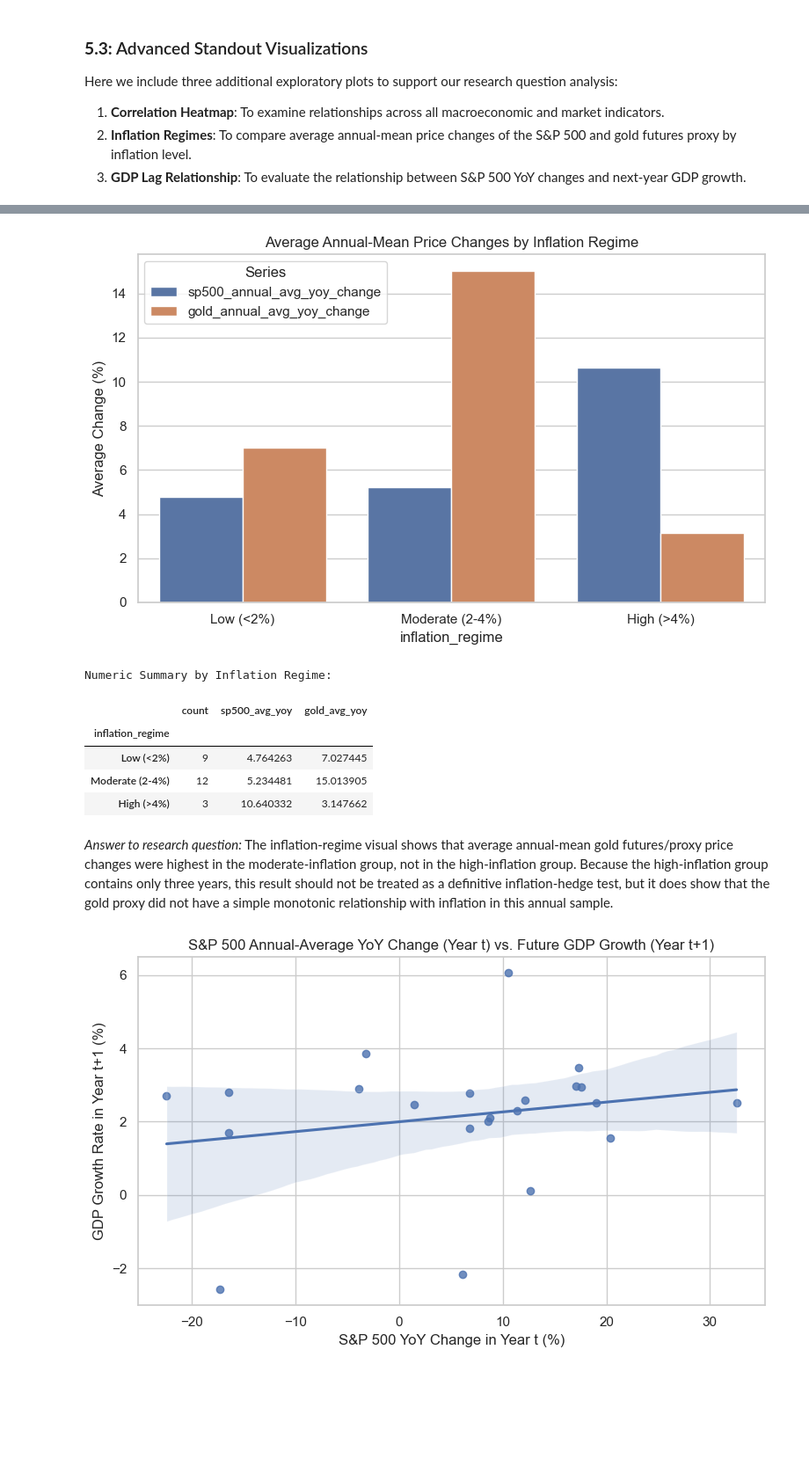
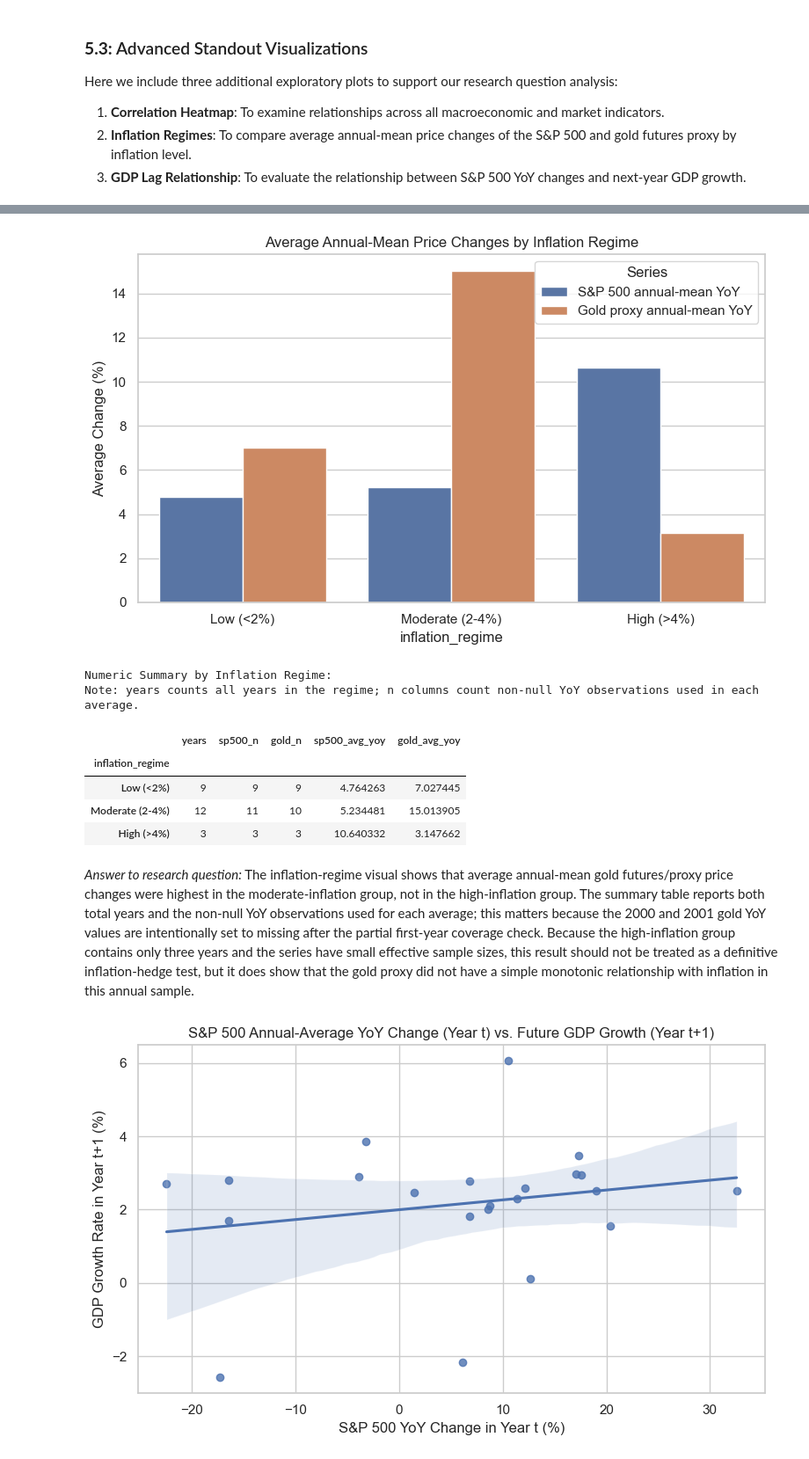
Before and after one commit to luisjfeliu/data-analysis-wrangling-macro-stocks, a Jupyter notebook: Data_Wrangling_Project_Starter.ipynb, the cells around one changed output, grey strips where cells are left out. Shown at 88% size. Drawn from its saved outputs; the diff is of its cells as text; code cells hidden in the pictures; blank space fills up the shorter version.

```diff
--- a/Data_Wrangling_Project_Starter.ipynb
+++ b/Data_Wrangling_Project_Starter.ipynb
@@ -886,46 +906,55 @@ Exploratory Correlation Matrix:
 # %%
 # Visual 4: Asset Price Changes by Inflation Regime
 df_regimes = df_merged.copy()
 df_regimes["inflation_regime"] = pd.cut(
     df_regimes["inflation_rate"],
     bins=[-np.inf, 2, 4, np.inf],
     labels=["Low (<2%)", "Moderate (2-4%)", "High (>4%)"],
 )
+regime_summary = df_regimes.groupby("inflation_regime", observed=True).agg(
+    years=('Year', 'count'),
+    sp500_n=('sp500_annual_avg_yoy_change', 'count'),
+    gold_n=('gold_annual_avg_yoy_change', 'count'),
+    sp500_avg_yoy=('sp500_annual_avg_yoy_change', 'mean'),
+    gold_avg_yoy=('gold_annual_avg_yoy_change', 'mean')
+)
 plot_data = (
-    df_regimes.groupby("inflation_regime", observed=True)[
-        ["sp500_annual_avg_yoy_change", "gold_annual_avg_yoy_change"]
-    ]
-    .mean()
-    .reset_index()
-    .melt(id_vars="inflation_regime", var_name="Series", value_name="Average YoY change")
+    regime_summary.reset_index()
+    .melt(
+        id_vars="inflation_regime",
+        value_vars=["sp500_avg_yoy", "gold_avg_yoy"],
+        var_name="Series",
+        value_name="Average YoY change",
+    )
+    .replace({
+        "sp500_avg_yoy": "S&P 500 annual-mean YoY",
+        "gold_avg_yoy": "Gold proxy annual-mean YoY",
+    })
 )
 plt.figure(figsize=(8, 5))
 sns.barplot(data=plot_data, x="inflation_regime", y="Average YoY change", hue="Series")
 plt.title("Average Annual-Mean Price Changes by Inflation Regime")
 plt.ylabel("Average Change (%)")
 plt.tight_layout()
 plt.savefig(IMAGE_DIR / "visual4_inflation_regimes.png", dpi=150)
 plt.show()
 
 # Print regime summary table for audit trail
-regime_summary = df_regimes.groupby("inflation_regime", observed=True).agg(
-    count=('Year', 'count'),
-    sp500_avg_yoy=('sp500_annual_avg_yoy_change', 'mean'),
-    gold_avg_yoy=('gold_annual_avg_yoy_change', 'mean')
-)
 print("Numeric Summary by Inflation Regime:")
+print("Note: years counts all years in the regime; n columns count non-null YoY observations used in each average.")
 display(regime_summary)
 # %% [output]
-[figure, old version]
+[figure, new version]
 Numeric Summary by Inflation Regime:
+Note: years counts all years in the regime; n columns count non-null YoY observations used in each average.
-|  | count | sp500_avg_yoy | gold_avg_yoy |
-| inflation_regime |  |  |  |
-| Low (<2%) | 9 | 4.764263 | 7.027445 |
-| Moderate (2-4%) | 12 | 5.234481 | 15.013905 |
-| High (>4%) | 3 | 10.640332 | 3.147662 |
+|  | years | sp500_n | gold_n | sp500_avg_yoy | gold_avg_yoy |
+| inflation_regime |  |  |  |  |  |
+| Low (<2%) | 9 | 9 | 9 | 4.764263 | 7.027445 |
+| Moderate (2-4%) | 12 | 11 | 10 | 5.234481 | 15.013905 |
+| High (>4%) | 3 | 3 | 3 | 10.640332 | 3.147662 |
 # %% [markdown]
 *Answer to research question:*
-The inflation-regime visual shows that average annual-mean gold futures/proxy price changes were highest in the moderate-inflation group, not in the high-inflation group. Because the high-inflation group contains only three years, this result should not be treated as a definitive inflation-hedge test, but it does show that the gold proxy did not have a simple monotonic relationship with inflation in this annual sample.
+The inflation-regime visual shows that average annual-mean gold futures/proxy price changes were highest in the moderate-inflation group, not in the high-inflation group. The summary table reports both total years and the non-null YoY observations used for each average; this matters because the 2000 and 2001 gold YoY values are intentionally set to missing after the partial first-year coverage check. Because the high-inflation group contains only three years and the series have small effective sample sizes, this result should not be treated as a definitive inflation-hedge test, but it does show that the gold proxy did not have a simple monotonic relationship with inflation in this annual sample.
 # %%
 # Visual 5: S&P 500 YoY Change (Year t) vs. Future GDP Growth (Year t+1)
 df_lead = df_merged.copy()
```
Also changed, not shown: parts of 5 cells of this notebook, 8 other files.
